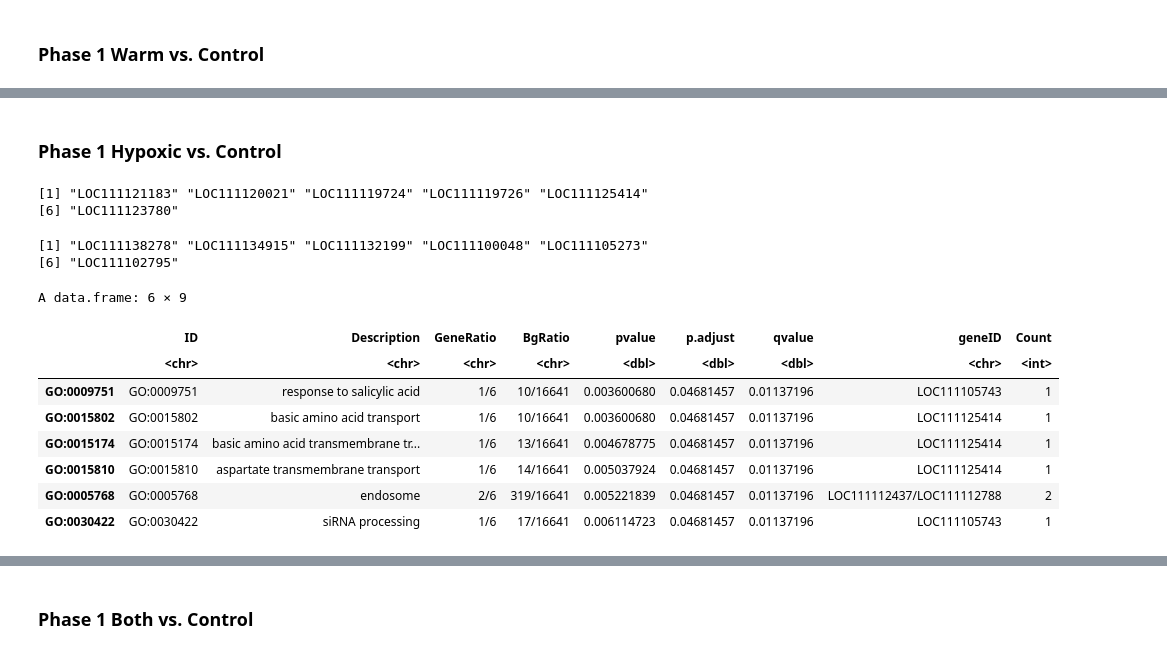
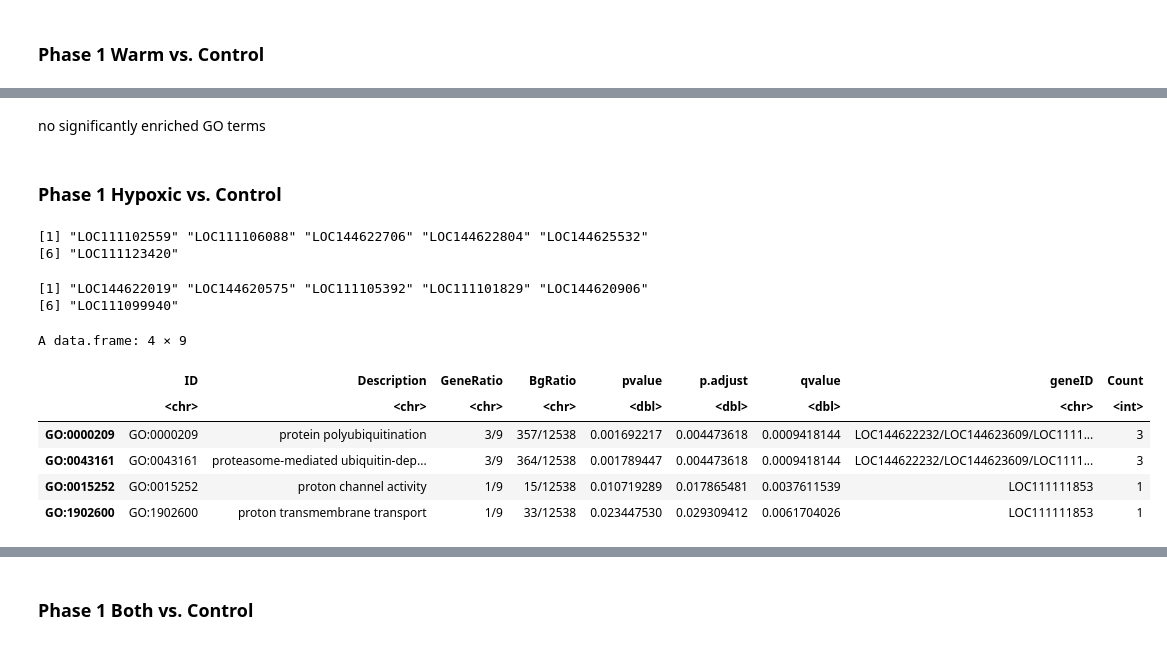
Before and after one commit to jgmcdonough/CE24_RNA-seq, a Jupyter notebook: analysis/diff_expression/phase1_v_phase1/new_refGenome/GO_newRef_p1.v.p1.ipynb, the cells around one changed output, grey strips where cells are left out. Cells and saved outputs as stored; diff of their text form; code cells hidden in the pictures.

```diff
--- a/analysis/diff_expression/phase1_v_phase1/new_refGenome/GO_newRef_p1.v.p1.ipynb
+++ b/analysis/diff_expression/phase1_v_phase1/new_refGenome/GO_newRef_p1.v.p1.ipynb
@@ -566,7 +567,7 @@ w.c_down.res <- enricher(
     TERM2NAME = term2name,
     pvalueCutoff = 0.05,
     pAdjustMethod = "BH",
-    universe = w.h$X)
+    universe = w.h$Gene)
 
 w.c_down.ora <- as.data.frame(w.c_down.res)
 
@@ -582,7 +578,0 @@ A data.frame: 4 × 9
-# %%
-w.c_down.ora$direction <- 'Down-Regulated DEGs'
-w.c_up.ora$direction <- 'Up-Regulated DEGs'
-
-w.c.ora <- rbind(w.c_up.ora, w.c_down.ora)
-head(w.c.ora, 2)
-tail(w.c.ora,2)
@@ -600,14 +578,0 @@ A data.frame: 2 × 10
-# %%
-options(repr.plot.width=20, repr.plot.height=10)
-
-w.c.bar <- ggplot(w.c.ora, aes(x=Description, y=Count)) +
-geom_bar(stat = "identity", aes(fill=p.adjust)) +
-scale_fill_gradient(low = 'firebrick2', high = 'dodgerblue') +
-coord_flip() +
-theme_bw(base_size=15) +
-facet_wrap(~direction) +
-labs(title = 'ORA: Phase 1 Warm vs. Control',
-    x = 'GO Term Description',
-    y = 'Number of DEGs Associated')
-
-w.c.bar
@@ -618,43 +579,51 @@ ggsave('/project/pi_sarah_gignouxwolfsohn_uml_edu/julia/CE_2024/CE24_RNA-seq/ana
+# %% [markdown]
+no significantly enriched GO terms
 # %% [markdown]
 ### Phase 1 Hypoxic vs. Control
 # %%
-h.c_up <- h.c_deg %>%
+h.c_up <- comps$h.c %>%
+# filter for DEGs
+filter(abs(log2FoldChange) > 1 & padj < 0.05) %>%
+# pull out up-reg
 filter(log2FoldChange > 0)
-h.c_up <- h.c_up$X
+
+h.c_up <- h.c_up$Gene
 head(h.c_up)
 
-h.c_down <- h.c_deg %>%
+h.c_down <- comps$h.c %>%
+# filter for DEGs
+filter(abs(log2FoldChange) > 1 & padj < 0.05) %>%
+# pull out down-reg
 filter(log2FoldChange < 0)
-h.c_down <- h.c_down$X
+
+h.c_down <- h.c_down$Gene
 head(h.c_down)
 # %% [output]
-[1] "LOC111121183" "LOC111120021" "LOC111119724" "LOC111119726" "LOC111125414"
-[6] "LOC111123780"
+[1] "LOC111102559" "LOC111106088" "LOC144622706" "LOC144622804" "LOC144625532"
+[6] "LOC111123420"
-[1] "LOC111138278" "LOC111134915" "LOC111132199" "LOC111100048" "LOC111105273"
-[6] "LOC111102795"
+[1] "LOC144622019" "LOC144620575" "LOC111105392" "LOC111101829" "LOC144620906"
+[6] "LOC111099940"
 # %%
-# warm vs. control UP
+# hypoxic vs. control UP
 h.c_up.res <- enricher(
     gene = h.c_up,
     TERM2GENE = term2gene,
     TERM2NAME = term2name,
     pvalueCutoff = 0.05,
     pAdjustMethod = "BH",
-    universe = w.h$X)
+    universe = w.h$Gene)
 
 h.c_up.ora <- as.data.frame(h.c_up.res)
 
 head(h.c_up.ora)
 # %% [output]
-A data.frame: 6 × 9
+A data.frame: 4 × 9
 |  | ID | Description | GeneRatio | BgRatio | pvalue | p.adjust | qvalue | geneID | Count |
 |  | <chr> | <chr> | <chr> | <chr> | <dbl> | <dbl> | <dbl> | <chr> | <int> |
-| GO:0009751 | GO:0009751 | response to salicylic acid | 1/6 | 10/16641 | 0.003600680 | 0.04681457 | 0.01137196 | LOC111105743 | 1 |
-| GO:0015802 | GO:0015802 | basic amino acid transport | 1/6 | 10/16641 | 0.003600680 | 0.04681457 | 0.01137196 | LOC111125414 | 1 |
-| GO:0015174 | GO:0015174 | basic amino acid transmembrane tr... | 1/6 | 13/16641 | 0.004678775 | 0.04681457 | 0.01137196 | LOC111125414 | 1 |
-| GO:0015810 | GO:0015810 | aspartate transmembrane transport | 1/6 | 14/16641 | 0.005037924 | 0.04681457 | 0.01137196 | LOC111125414 | 1 |
-| GO:0005768 | GO:0005768 | endosome | 2/6 | 319/16641 | 0.005221839 | 0.04681457 | 0.01137196 | LOC111112437/LOC111112788 | 2 |
-| GO:0030422 | GO:0030422 | siRNA processing | 1/6 | 17/16641 | 0.006114723 | 0.04681457 | 0.01137196 | LOC111105743 | 1 |
+| GO:0000209 | GO:0000209 | protein polyubiquitination | 3/9 | 357/12538 | 0.001692217 | 0.004473618 | 0.0009418144 | LOC144622232/LOC144623609/LOC1111... | 3 |
+| GO:0043161 | GO:0043161 | proteasome-mediated ubiquitin-dep... | 3/9 | 364/12538 | 0.001789447 | 0.004473618 | 0.0009418144 | LOC144622232/LOC144623609/LOC1111... | 3 |
+| GO:0015252 | GO:0015252 | proton channel activity | 1/9 | 15/12538 | 0.010719289 | 0.017865481 | 0.0037611539 | LOC111111853 | 1 |
+| GO:1902600 | GO:1902600 | proton transmembrane transport | 1/9 | 33/12538 | 0.023447530 | 0.029309412 | 0.0061704026 | LOC111111853 | 1 |
 # %%
 # warm vs. control DOWN
 h.c_down.res <- enricher(
```
Also changed, not shown: parts of 26 cells of this notebook.
